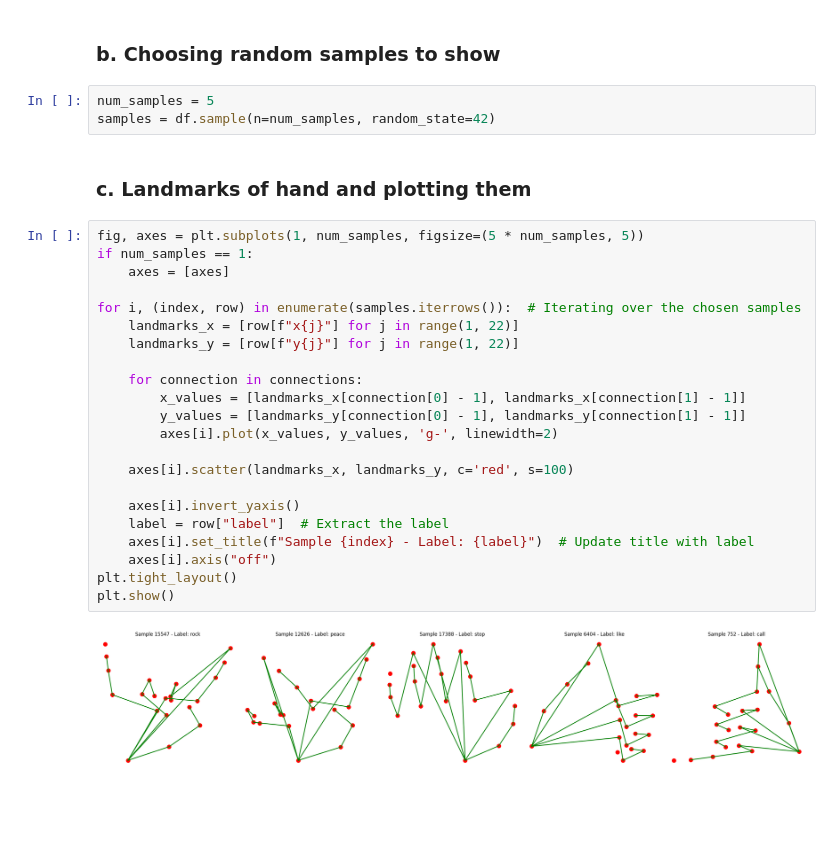
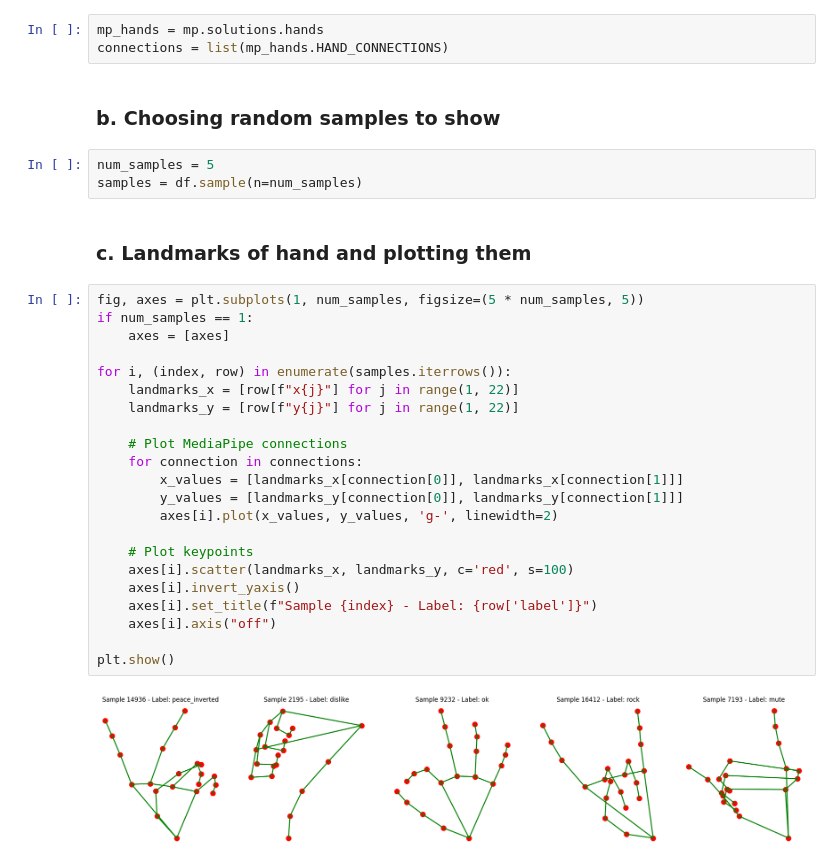
Before and after one commit to alaa-alt/ML1_FinalProject, a Jupyter notebook: ML1_Final_Project_Alaa_Abdelmonsef_Elkaffas.ipynb, the cells around one changed output. Saved outputs shown, nothing was run; the diff lists cells and outputs as text; blank space fills up the shorter version.

```diff
--- a/ML1_Final_Project_Alaa_Abdelmonsef_Elkaffas.ipynb
+++ b/ML1_Final_Project_Alaa_Abdelmonsef_Elkaffas.ipynb
@@ -78,31 +89,34 @@ connections = [
+# %%
+mp_hands = mp.solutions.hands
+connections = list(mp_hands.HAND_CONNECTIONS)
 # %% [markdown]
 ### b. Choosing random samples to show
 # %%
 num_samples = 5
-samples = df.sample(n=num_samples, random_state=42)
+samples = df.sample(n=num_samples)
 # %% [markdown]
 ### c. Landmarks of hand and plotting them
 # %%
 fig, axes = plt.subplots(1, num_samples, figsize=(5 * num_samples, 5))
 if num_samples == 1:
     axes = [axes]
 
-for i, (index, row) in enumerate(samples.iterrows()):  # Iterating over the chosen samples
+for i, (index, row) in enumerate(samples.iterrows()):
     landmarks_x = [row[f"x{j}"] for j in range(1, 22)]
     landmarks_y = [row[f"y{j}"] for j in range(1, 22)]
 
+    # Plot MediaPipe connections
     for connection in connections:
-        x_values = [landmarks_x[connection[0] - 1], landmarks_x[connection[1] - 1]]
-        y_values = [landmarks_y[connection[0] - 1], landmarks_y[connection[1] - 1]]
+        x_values = [landmarks_x[connection[0]], landmarks_x[connection[1]]]
+        y_values = [landmarks_y[connection[0]], landmarks_y[connection[1]]]
         axes[i].plot(x_values, y_values, 'g-', linewidth=2)
 
+    # Plot keypoints
     axes[i].scatter(landmarks_x, landmarks_y, c='red', s=100)
+    axes[i].invert_yaxis()
+    axes[i].set_title(f"Sample {index} - Label: {row['label']}")
+    axes[i].axis("off")
 
-    axes[i].invert_yaxis()
-    label = row["label"]  # Extract the label
-    axes[i].set_title(f"Sample {index} - Label: {label}")  # Update title with label
-    axes[i].axis("off")
-plt.tight_layout()
 plt.show()
 # %% [output]
-[figure, old version]
+[figure, new version]
```
Also changed, not shown: parts of 5 cells of this notebook.
